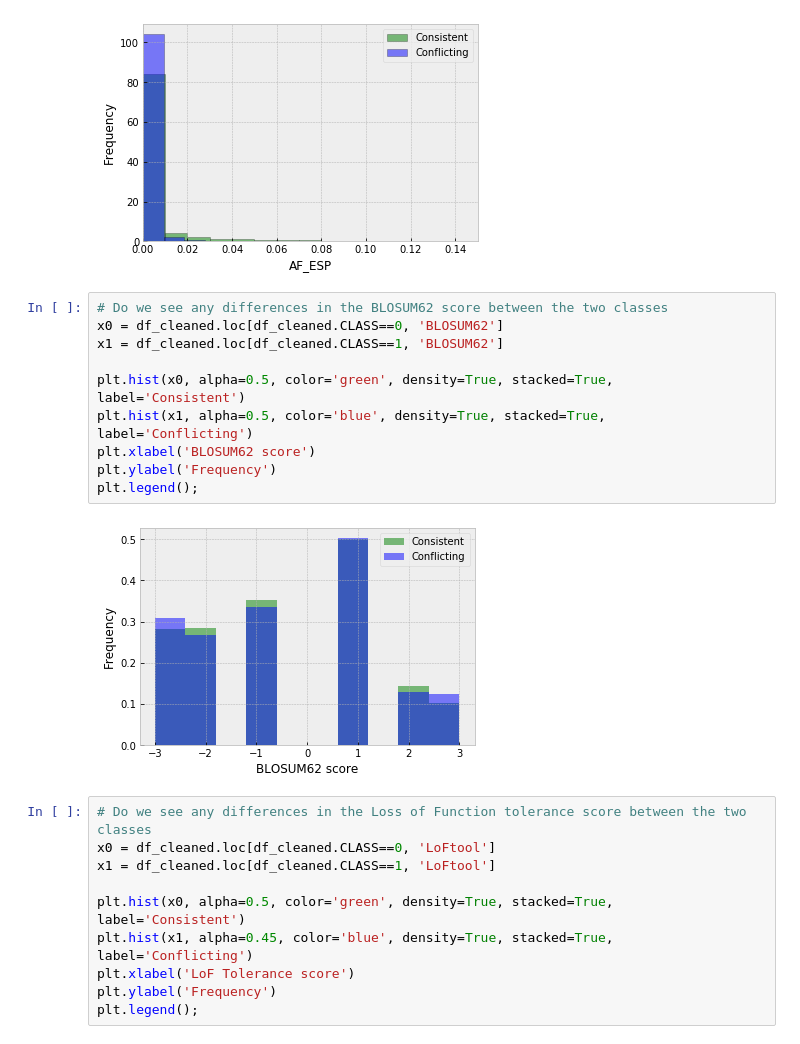
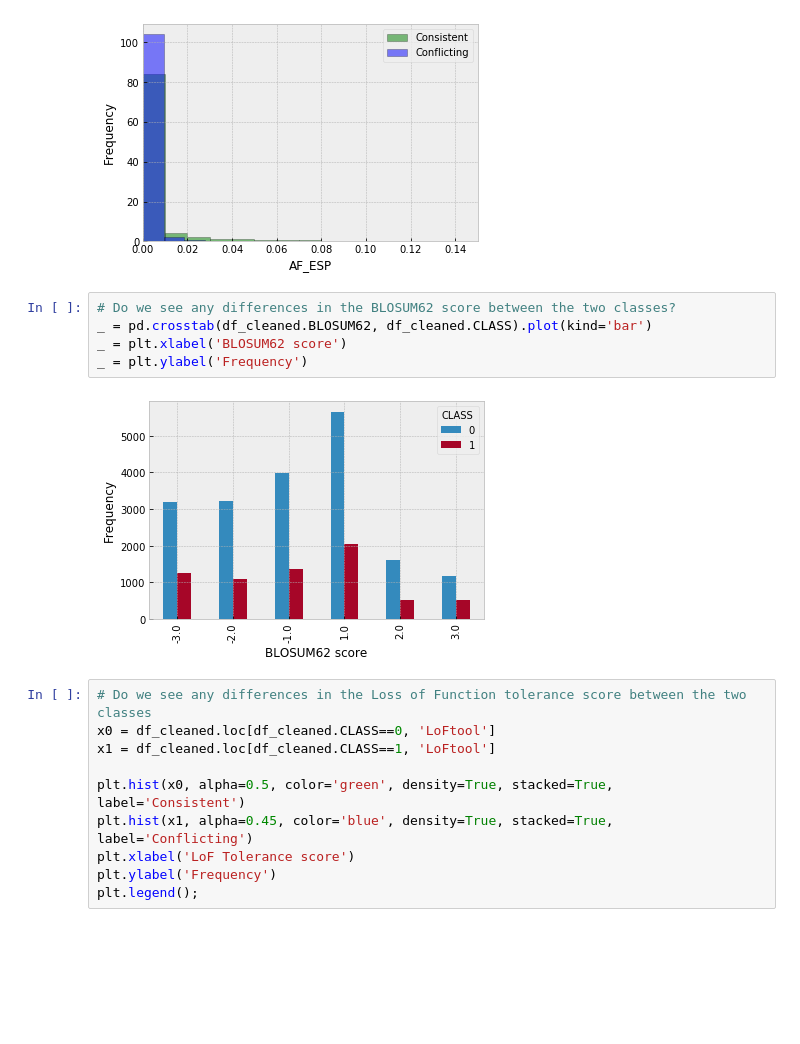
Before and after one commit to gksullan/Springboard_Capstone_1, a Jupyter notebook: exploratory_data_analysis.ipynb, the cells around one changed output. Saved outputs shown, nothing was run; the diff lists cells and outputs as text; blank space fills up the shorter version.

```diff
--- a/exploratory_data_analysis.ipynb
+++ b/exploratory_data_analysis.ipynb
@@ -218,17 +225,12 @@ plt.legend();
 # %% [output]
 [figure]
 # %%
-# Do we see any differences in the BLOSUM62 score between the two classes
-x0 = df_cleaned.loc[df_cleaned.CLASS==0, 'BLOSUM62']
-x1 = df_cleaned.loc[df_cleaned.CLASS==1, 'BLOSUM62']
-
-plt.hist(x0, alpha=0.5, color='green', density=True, stacked=True, label='Consistent')
-plt.hist(x1, alpha=0.5, color='blue', density=True, stacked=True, label='Conflicting')
-plt.xlabel('BLOSUM62 score')
-plt.ylabel('Frequency')
-plt.legend();
+# Do we see any differences in the BLOSUM62 score between the two classes?
+_ = pd.crosstab(df_cleaned.BLOSUM62, df_cleaned.CLASS).plot(kind='bar')
+_ = plt.xlabel('BLOSUM62 score')
+_ = plt.ylabel('Frequency')
 # %% [output]
-[figure, old version]
+[figure, new version]
 # %%
 # Do we see any differences in the Loss of Function tolerance score between the two classes
 x0 = df_cleaned.loc[df_cleaned.CLASS==0, 'LoFtool']
```
Also changed, not shown: parts of 2 cells of this notebook, 2 other files.
